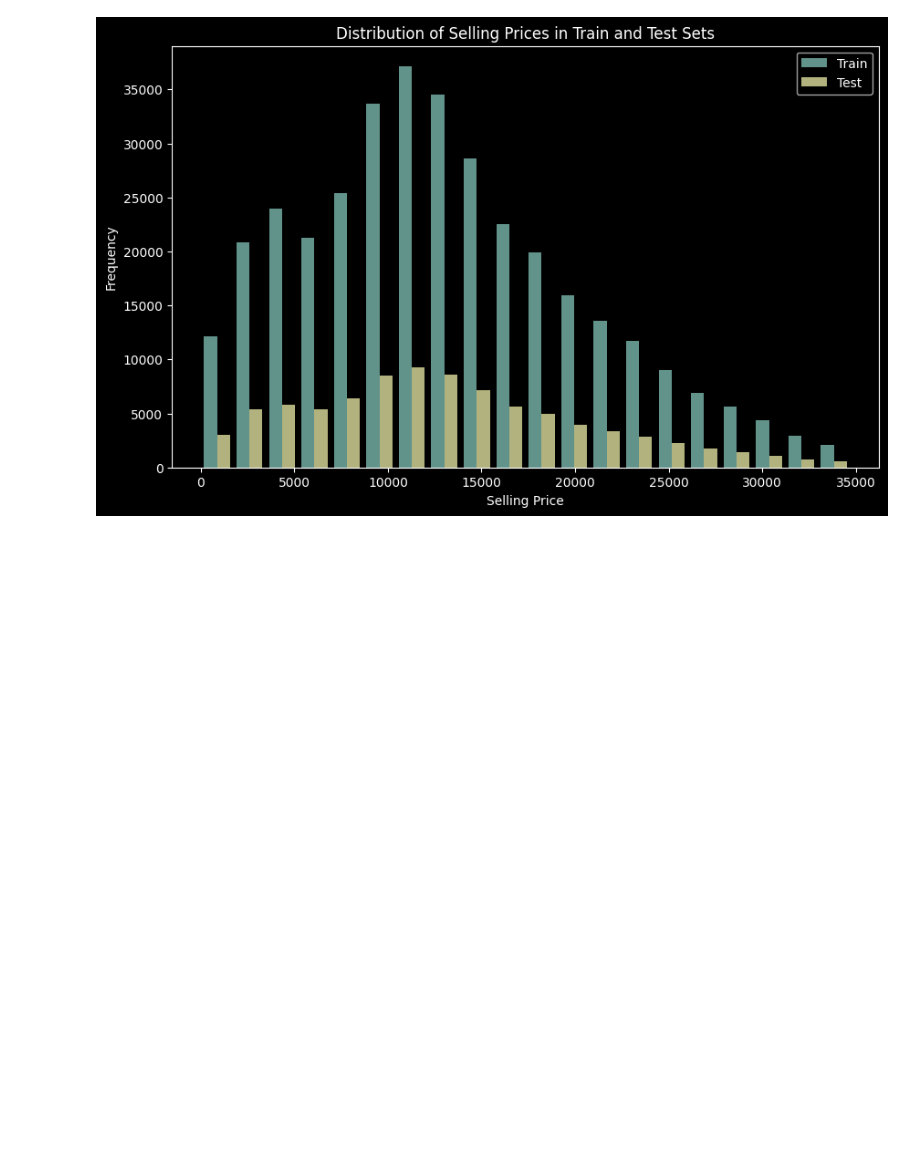
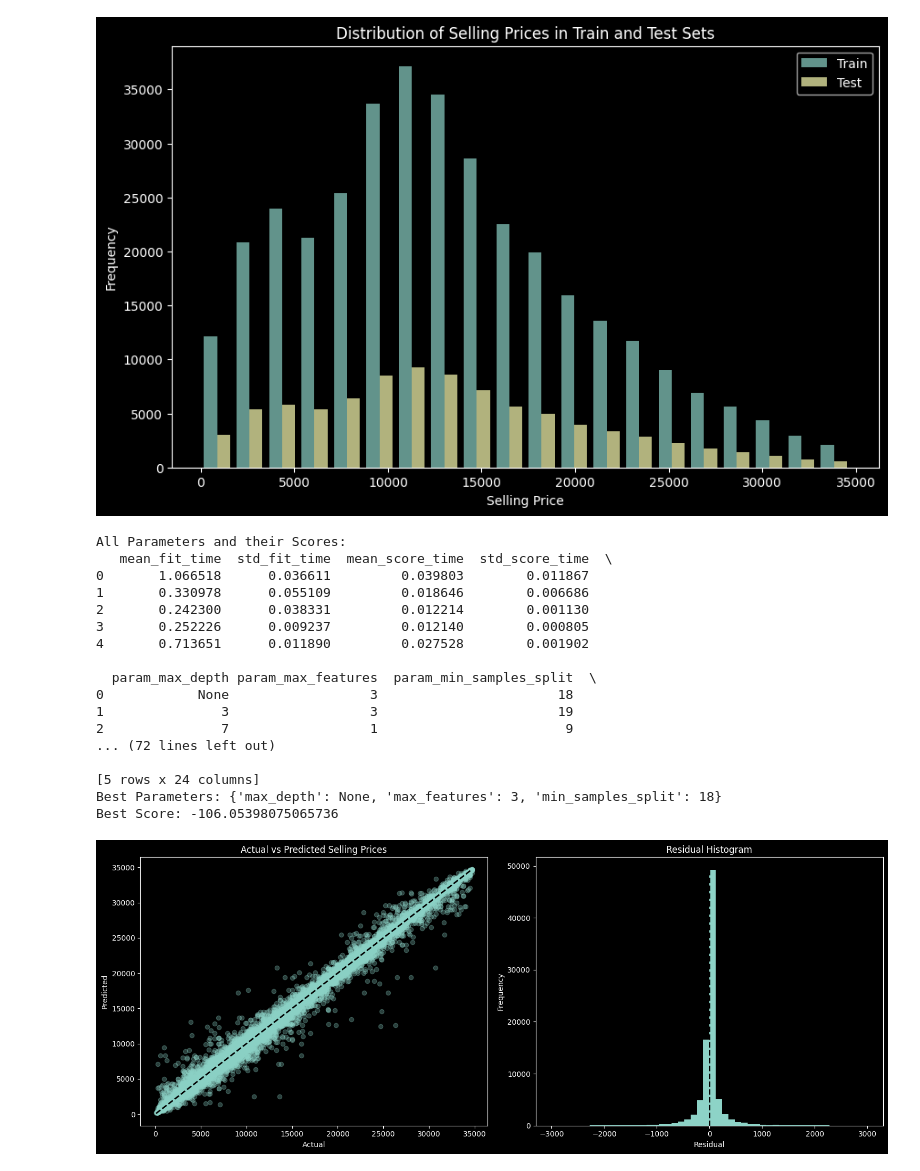
Before and after one commit to swoogie/ktu_ml, a Jupyter notebook: mini1.ipynb, the cells around one changed output. Drawn from its saved outputs; the diff is of its cells as text; code cells hidden in the pictures; blank space fills up the shorter version.

```diff
--- a/mini1.ipynb
+++ b/mini1.ipynb
@@ -216,0 +264,31 @@ def find_best_hyperparams(param_dist, model, fit_train_features, fit_train_targe
+# %%
+from scipy.stats import randint, uniform
+
+param_dist = {
+   'max_depth': [None] + list(range(3, 12)),
+   'max_features': ['sqrt'] + list(range(1, len(X.columns) // 2)),
+   'min_samples_split': randint(2, 20)
+}
+
+best_params, param_scores = find_best_hyperparams(param_dist, DecisionTreeRegressor(random_state=0), X_train, y_train)
+
+predict_and_plot(DecisionTreeRegressor, best_params, X_train, X_test, y_train, y_test)
+# %% [output]
+All Parameters and their Scores:
+   mean_fit_time  std_fit_time  mean_score_time  std_score_time  \
+0       1.066518      0.036611         0.039803        0.011867
+1       0.330978      0.055109         0.018646        0.006686
+2       0.242300      0.038331         0.012214        0.001130
+3       0.252226      0.009237         0.012140        0.000805
+4       0.713651      0.011890         0.027528        0.001902
+
+  param_max_depth param_max_features  param_min_samples_split  \
+0            None                  3                       18
+1               3                  3                       19
+2               7                  1                        9
+... (72 lines left out)
+
+[5 rows x 24 columns]
+Best Parameters: {'max_depth': None, 'max_features': 3, 'min_samples_split': 18}
+Best Score: -106.05398075065736
+[figure, added]
```
Also changed, not shown: parts of 14 cells of this notebook.
